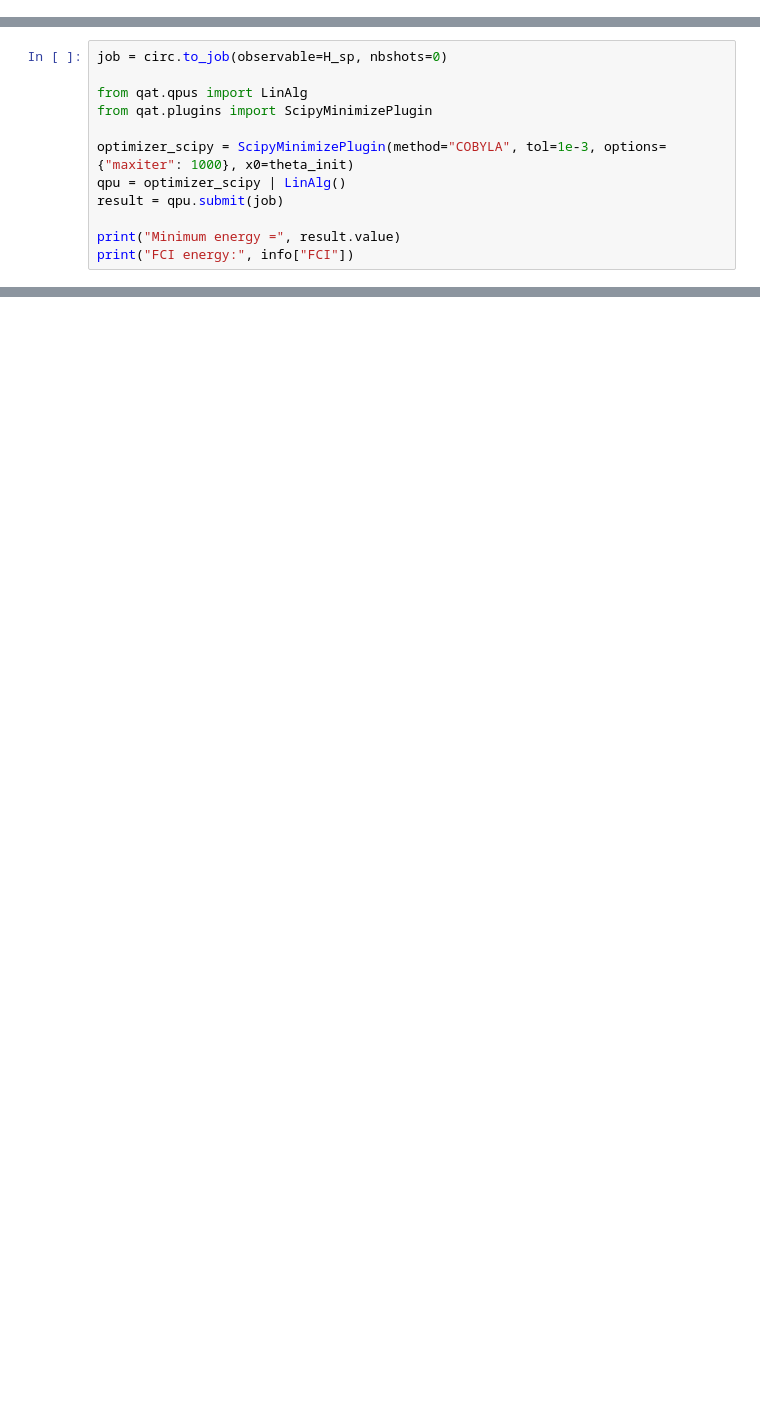
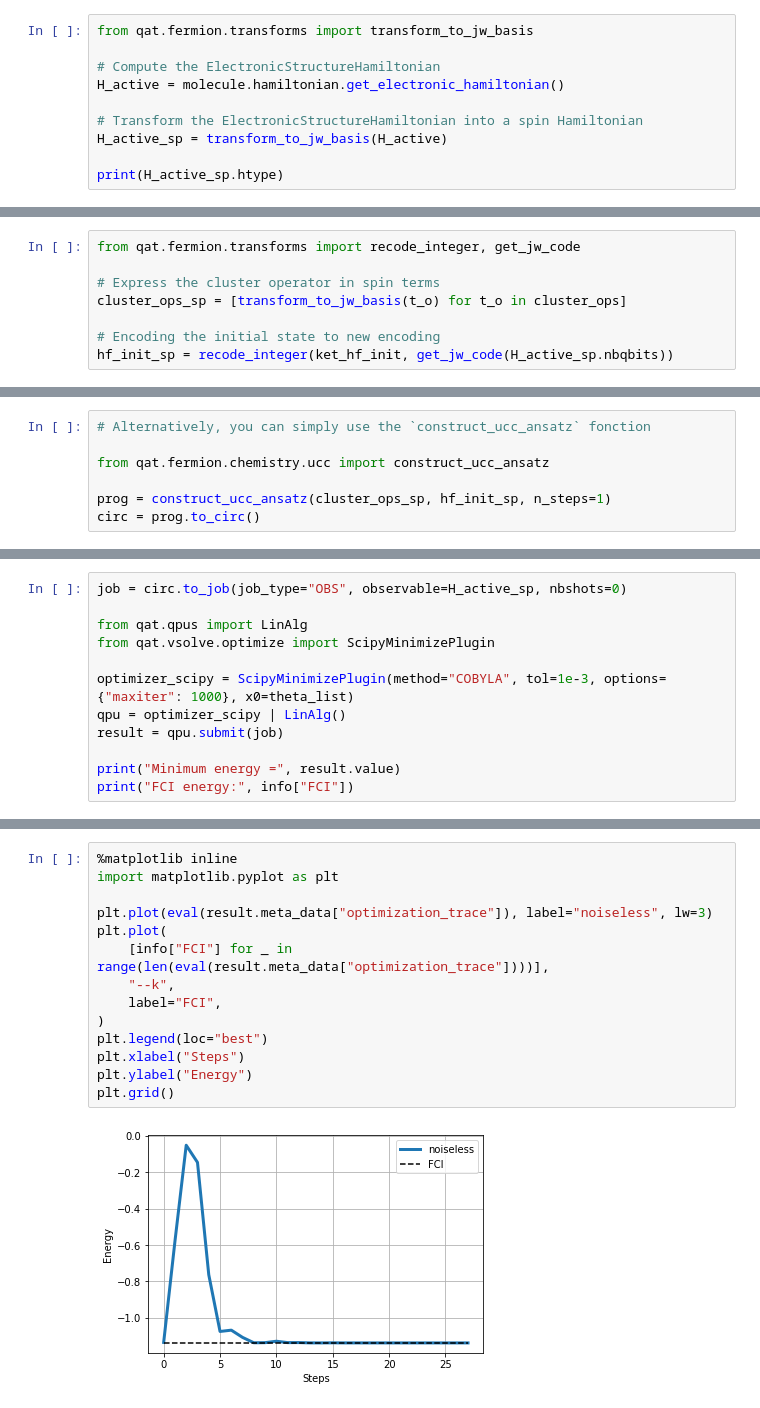
Before and after one commit to myQLM/myqlm-fermion, a Jupyter notebook: doc/notebooks/vqe_ucc_h2.ipynb, the cells around one changed output, grey strips where cells are left out. Cells and saved outputs as stored; diff of their text form; blank space fills up the shorter version.

```diff
--- a/doc/notebooks/vqe_ucc_h2.ipynb
+++ b/doc/notebooks/vqe_ucc_h2.ipynb
@@ -120,0 +161,10 @@ Number of qubits =  4
+# %%
+from qat.fermion.transforms import transform_to_jw_basis
+
+# Compute the ElectronicStructureHamiltonian
+H_active = molecule.hamiltonian.get_electronic_hamiltonian()
+
+# Transform the ElectronicStructureHamiltonian into a spin Hamiltonian
+H_active_sp = transform_to_jw_basis(H_active)
+
+print(H_active_sp.htype)
@@ -120,0 +173,8 @@ Number of qubits =  4
+# %%
+from qat.fermion.transforms import recode_integer, get_jw_code
+
+# Express the cluster operator in spin terms
+cluster_ops_sp = [transform_to_jw_basis(t_o) for t_o in cluster_ops]
+
+# Encoding the initial state to new encoding
+hf_init_sp = recode_integer(ket_hf_init, get_jw_code(H_active_sp.nbqbits))
@@ -120,0 +208,7 @@ Number of qubits =  4
+# %%
+# Alternatively, you can simply use the `construct_ucc_ansatz` fonction
+
+from qat.fermion.chemistry.ucc import construct_ucc_ansatz
+
+prog = construct_ucc_ansatz(cluster_ops_sp, hf_init_sp, n_steps=1)
+circ = prog.to_circ()
@@ -121,10 +223,10 @@ Number of qubits =  4
 # %%
-job = circ.to_job(observable=H_sp, nbshots=0)
+job = circ.to_job(job_type="OBS", observable=H_active_sp, nbshots=0)
 
 from qat.qpus import LinAlg
-from qat.plugins import ScipyMinimizePlugin
+from qat.vsolve.optimize import ScipyMinimizePlugin
 
-optimizer_scipy = ScipyMinimizePlugin(method="COBYLA", tol=1e-3, options={"maxiter": 1000}, x0=theta_init)
+optimizer_scipy = ScipyMinimizePlugin(method="COBYLA", tol=1e-3, options={"maxiter": 1000}, x0=theta_list)
 qpu = optimizer_scipy | LinAlg()
 result = qpu.submit(job)
 
@@ -135,0 +238,16 @@ FCI energy: None
+# %%
+%matplotlib inline
+import matplotlib.pyplot as plt
+
+plt.plot(eval(result.meta_data["optimization_trace"]), label="noiseless", lw=3)
+plt.plot(
+    [info["FCI"] for _ in range(len(eval(result.meta_data["optimization_trace"])))],
+    "--k",
+    label="FCI",
+)
+plt.legend(loc="best")
+plt.xlabel("Steps")
+plt.ylabel("Energy")
+plt.grid()
+# %% [output]
+[figure, added]
```
Also changed, not shown: parts of 34 cells of this notebook, 8 other files.
